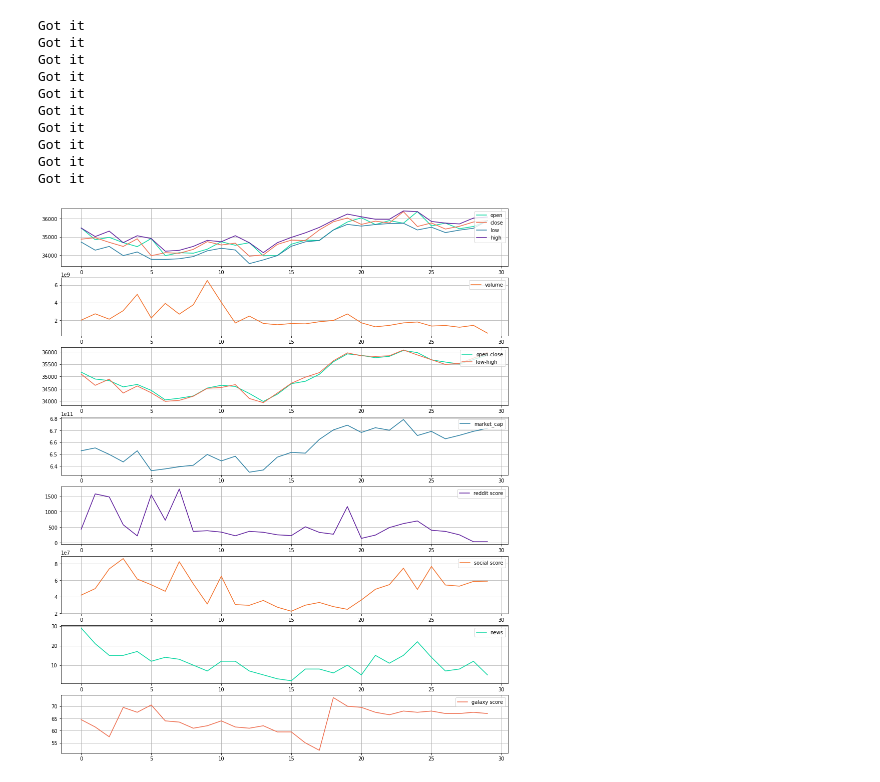
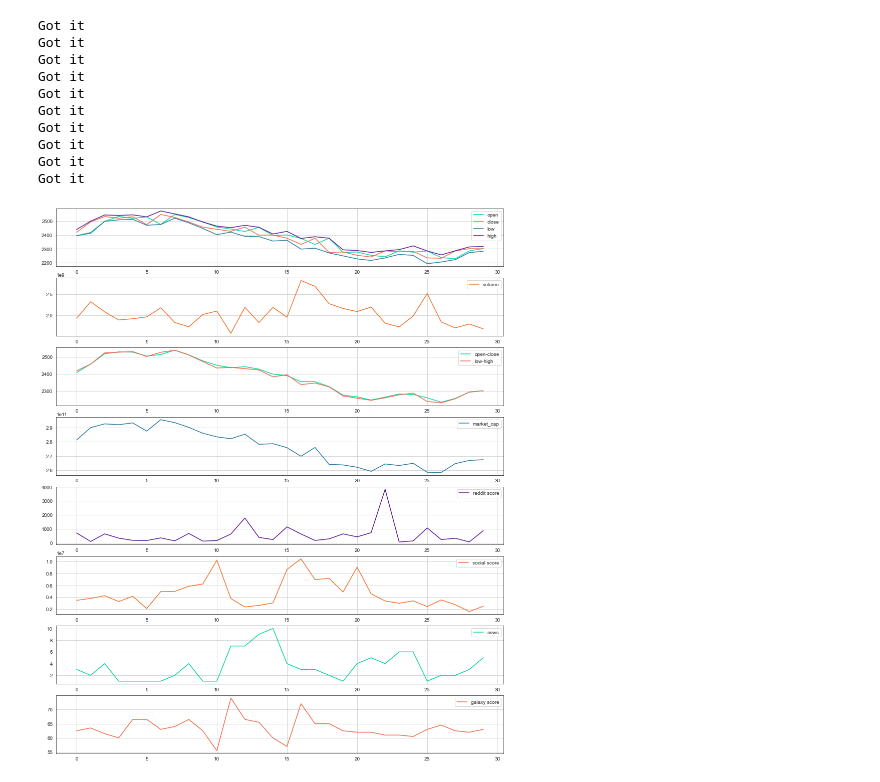
Before and after one commit to Altair200333/lunarcrush_api_test, a Jupyter notebook: lunacrush_test.ipynb, the cells around one changed output. Cells and saved outputs as stored; diff of their text form; code cells hidden in the pictures.

```diff
--- a/lunacrush_test.ipynb
+++ b/lunacrush_test.ipynb
@@ -12,35 +16,2 @@ import pickle
 
 %matplotlib inline
-# %%
-def showPlots(plots):
-    colors = ['#06d6a0', '#ee6c4d', '#277da1','#5a189a','#f3722c']
-    plotCount = 0
-
-    for i in range(len(plots)):
-        if 'same' not in plots[i] or plots[i]['same'] == False:
-            plotCount+=1
-
-    fig, axs = plt.subplots(plotCount)
-    if plotCount == 1:
-        axs = [axs]
-    pid = 0
-    for i in range(len(plots)):
-        if 'same' in plots[i] and plots[i]['same'] == True and pid > 0:
-            pid -= 1
-        else:
-            axs[pid].grid()
-        if 'x' not in plots[i]:
-            if 'sc' in plots[i] and plots[i]['sc'] == True:
-                axs[pid].scatter(plots[i]['data'], label = plots[i]['label'], color = colors[i%len(colors)])
-            else:
-                axs[pid].plot(plots[i]['data'], label = plots[i]['label'], color = colors[i%len(colors)])
-        else:
-            if 'sc' in plots[i] and plots[i]['sc'] == True:
-                axs[pid].scatter(plots[i]['x'][:len(plots[i]['data'])], plots[i]['data'], label = plots[i]['label'], color = colors[i%len(colors)])
-            else:
-                axs[pid].plot(plots[i]['x'][:len(plots[i]['data'])], plots[i]['data'], label = plots[i]['label'], color = colors[i%len(colors)])
-
-
-        axs[pid].legend(loc = 'upper right')
-
-        pid+=1
@@ -194,6 +75,6 @@ Got it
 Got it
 Got it
 # %%
-plotStats(readStats("stats_eth_0"))
+plotStats(readStats("stats_eth_1"))
 # %% [output]
-[figure, old version]
+[figure, new version]
```
Also changed, not shown: parts of 8 cells of this notebook, 14 other files.
